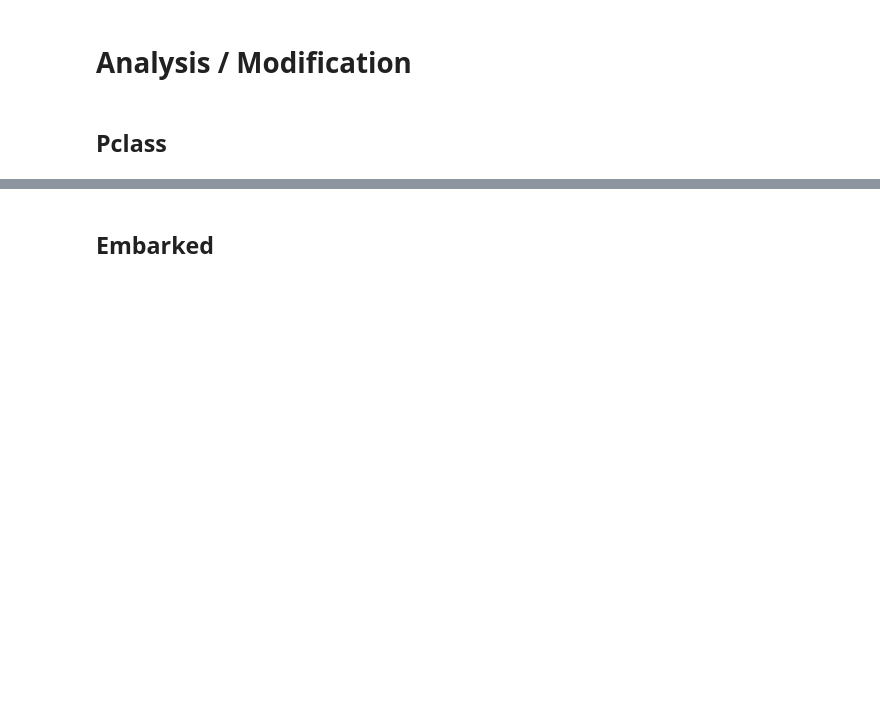
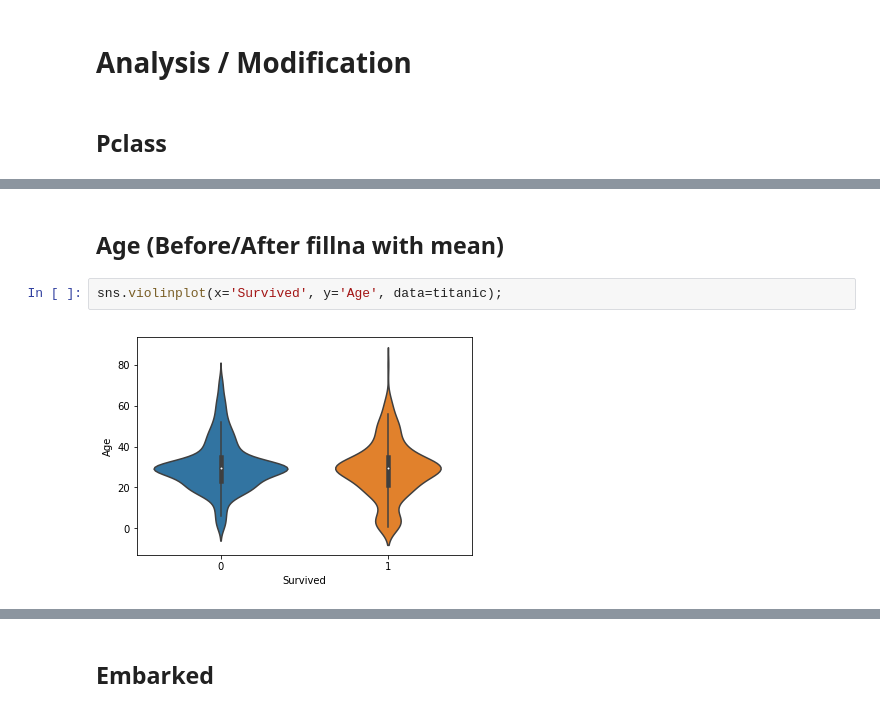
Before and after one commit to KJC1004/FDA_Titanic, a Jupyter notebook: titanic.ipynb, the cells around one changed output, grey strips where cells are left out. Saved outputs shown, nothing was run; the diff lists cells and outputs as text; blank space fills up the shorter version.

```diff
--- a/titanic.ipynb
+++ b/titanic.ipynb
@@ -84,0 +111,6 @@ embarked.fillna(value=embarked.value_counts().idxmax(), inplace=True)
+# %% [markdown]
+## Age (Before/After fillna with mean)
+# %%
+sns.violinplot(x='Survived', y='Age', data=titanic);
+# %% [output]
+[figure, added]
```
Also changed, not shown: parts of 53 cells of this notebook.
